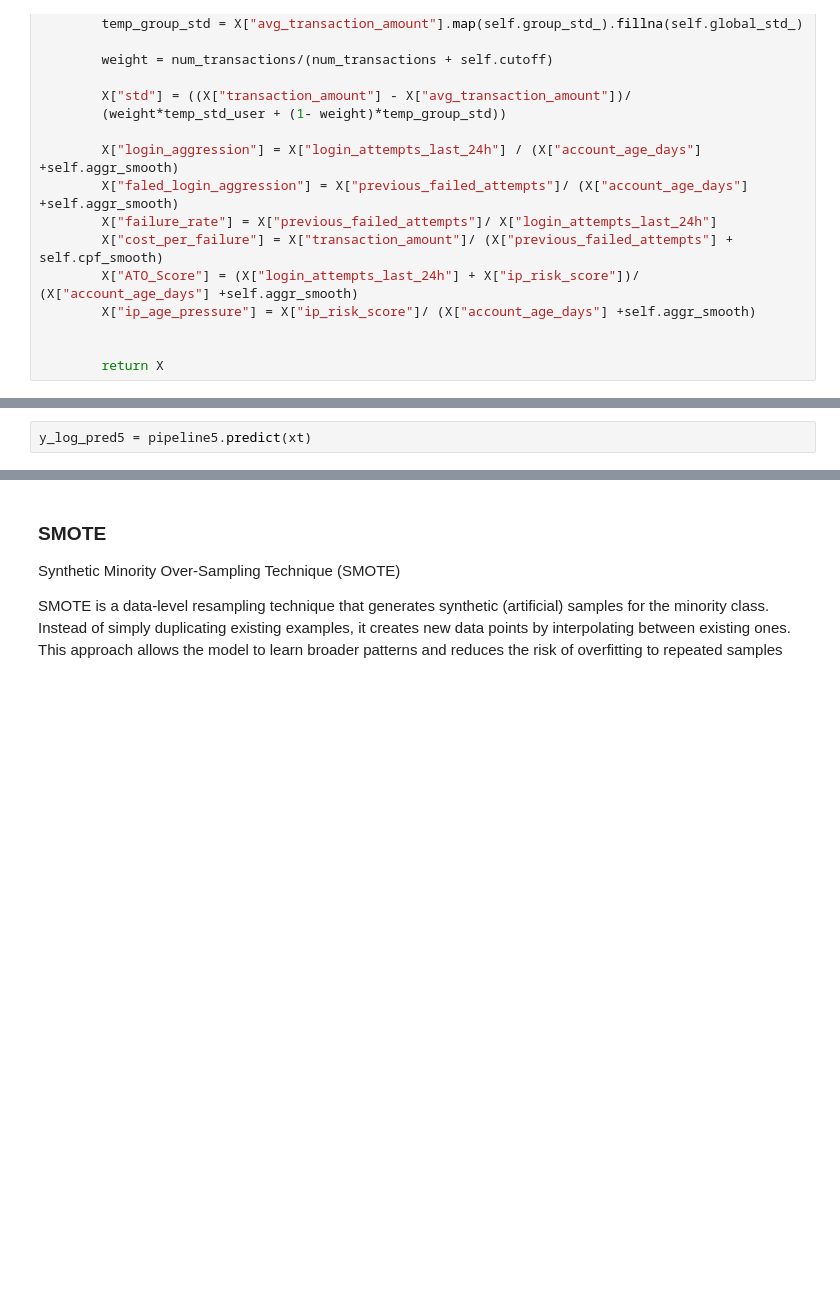
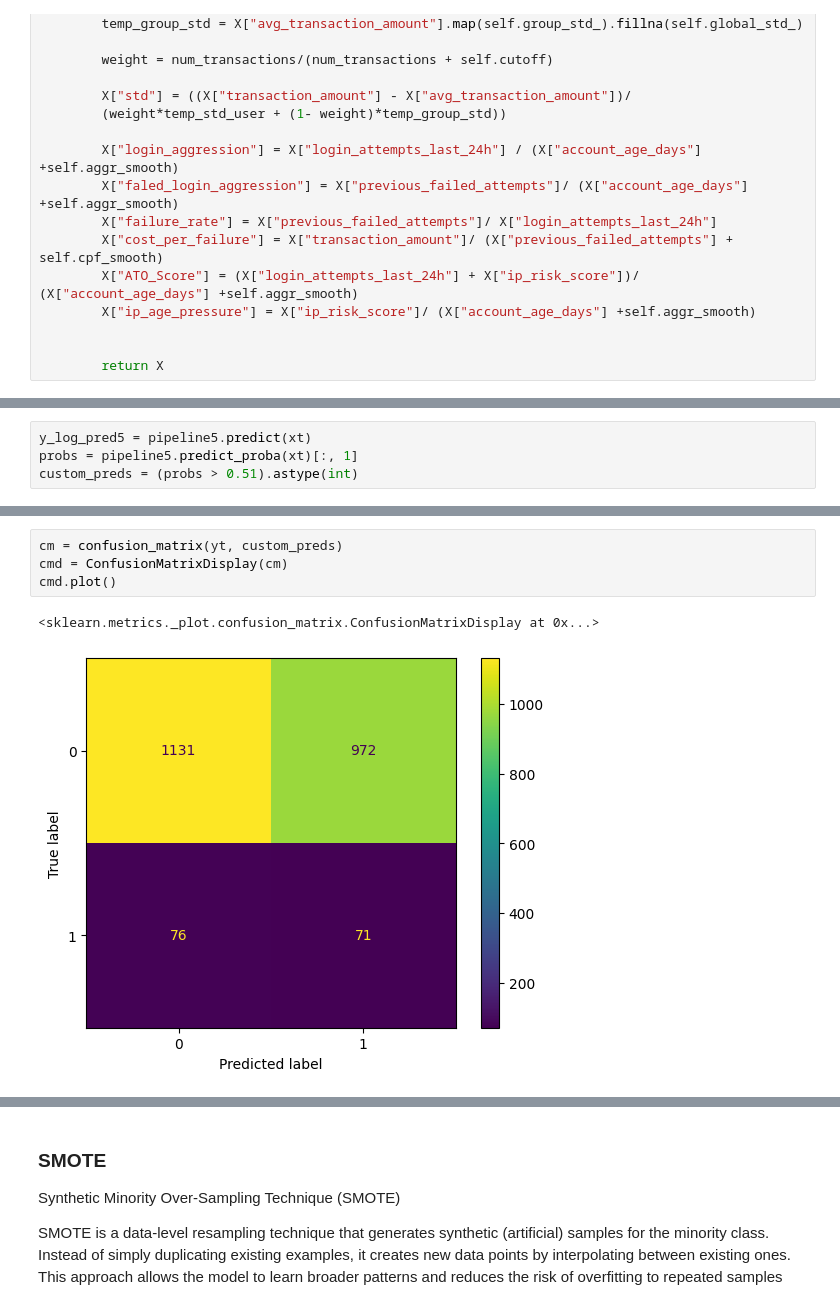
Before and after one commit to leta199/Fraud-Detection, a Jupyter notebook: modelling/fraud_detection.ipynb, the cells around one changed output, grey strips where cells are left out. Drawn from its saved outputs; the diff is of its cells as text; blank space fills up the shorter version.

```diff
--- a/modelling/fraud_detection.ipynb
+++ b/modelling/fraud_detection.ipynb
@@ -977,6 +979,8 @@ Pipeline(steps=[('fit_transform', NumericETLmod()),
                  LogisticRegression(class_weight='balanced'))])
 # %%
 y_log_pred5 = pipeline5.predict(xt)
+probs = pipeline5.predict_proba(xt)[:, 1]
+custom_preds = (probs > 0.51).astype(int)
 # %%
 balanced_accuracy_score(yt, y_log_pred5)
 # %% [output]
@@ -999,3 +1015,10 @@ cmd.plot()
+# %%
+cm = confusion_matrix(yt, custom_preds)
+cmd = ConfusionMatrixDisplay(cm)
+cmd.plot()
+# %% [output]
+<sklearn.metrics._plot.confusion_matrix.ConfusionMatrixDisplay at 0x...>
+[figure, added]
 # %%
 # Grab the model from the pipeline
 model = pipeline5.named_steps['Logistic_regression']
```
Also changed, not shown: parts of 13 cells of this notebook.
